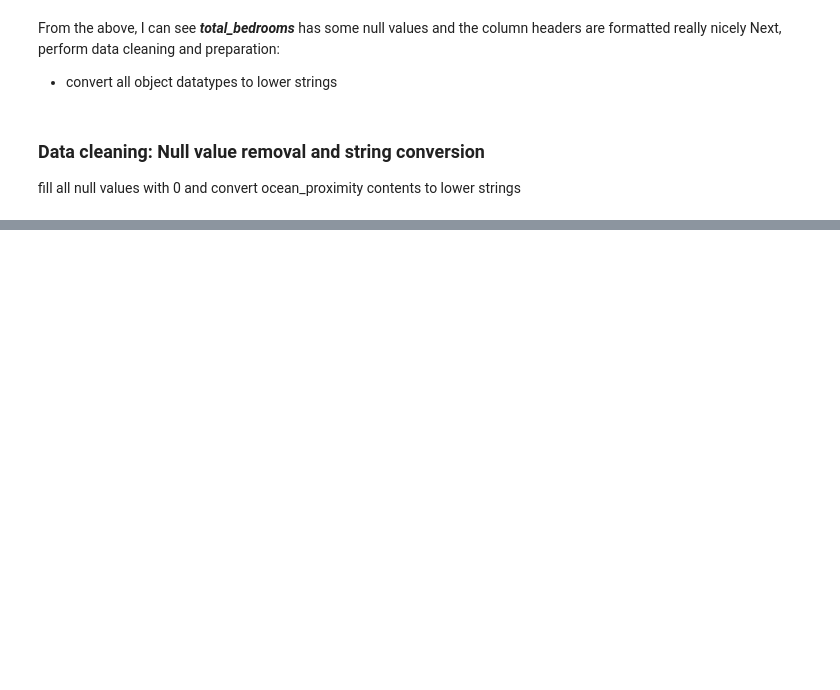
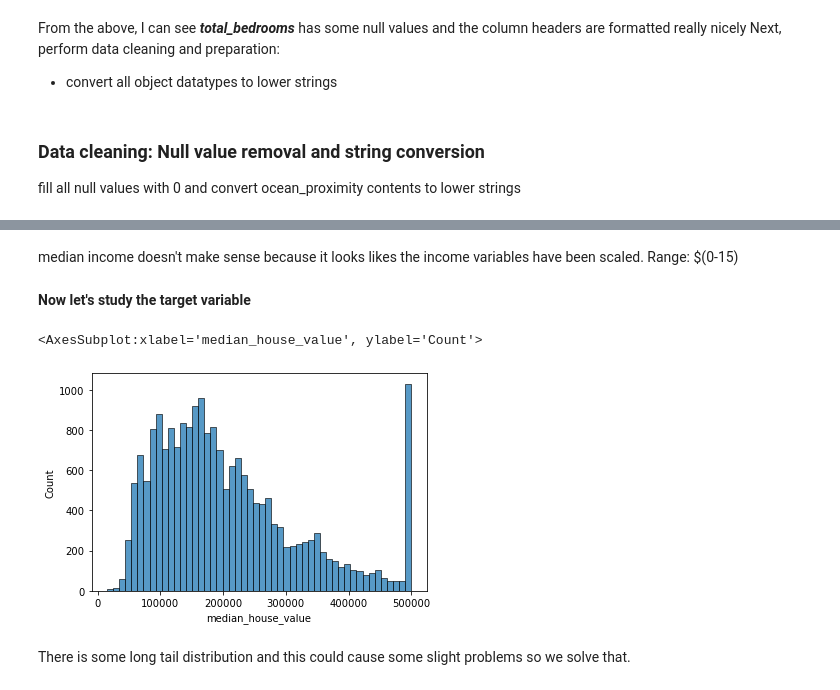
Before and after one commit to DeleMike/house_pricing, a Jupyter notebook: house_pricing.ipynb, the cells around one changed output, grey strips where cells are left out. Cells and saved outputs as stored; diff of their text form; code cells hidden in the pictures; blank space fills up the shorter version.

```diff
--- a/house_pricing.ipynb
+++ b/house_pricing.ipynb
@@ -53,0 +167,11 @@ fill all null values with 0 and convert ocean_proximity contents to lower string
+# %% [markdown]
+median income doesn't make sense because it looks likes the income variables have been scaled. Range: $(0-15)
+# %% [markdown]
+**Now let's study the target variable**
+# %%
+sns.histplot(df.median_house_value, bins=50)
+# %% [output]
+<AxesSubplot:xlabel='median_house_value', ylabel='Count'>
+[figure, added]
+# %% [markdown]
+There is some long tail distribution and this could cause some slight problems so we solve that.
```
Also changed, not shown: parts of 98 cells of this notebook.
